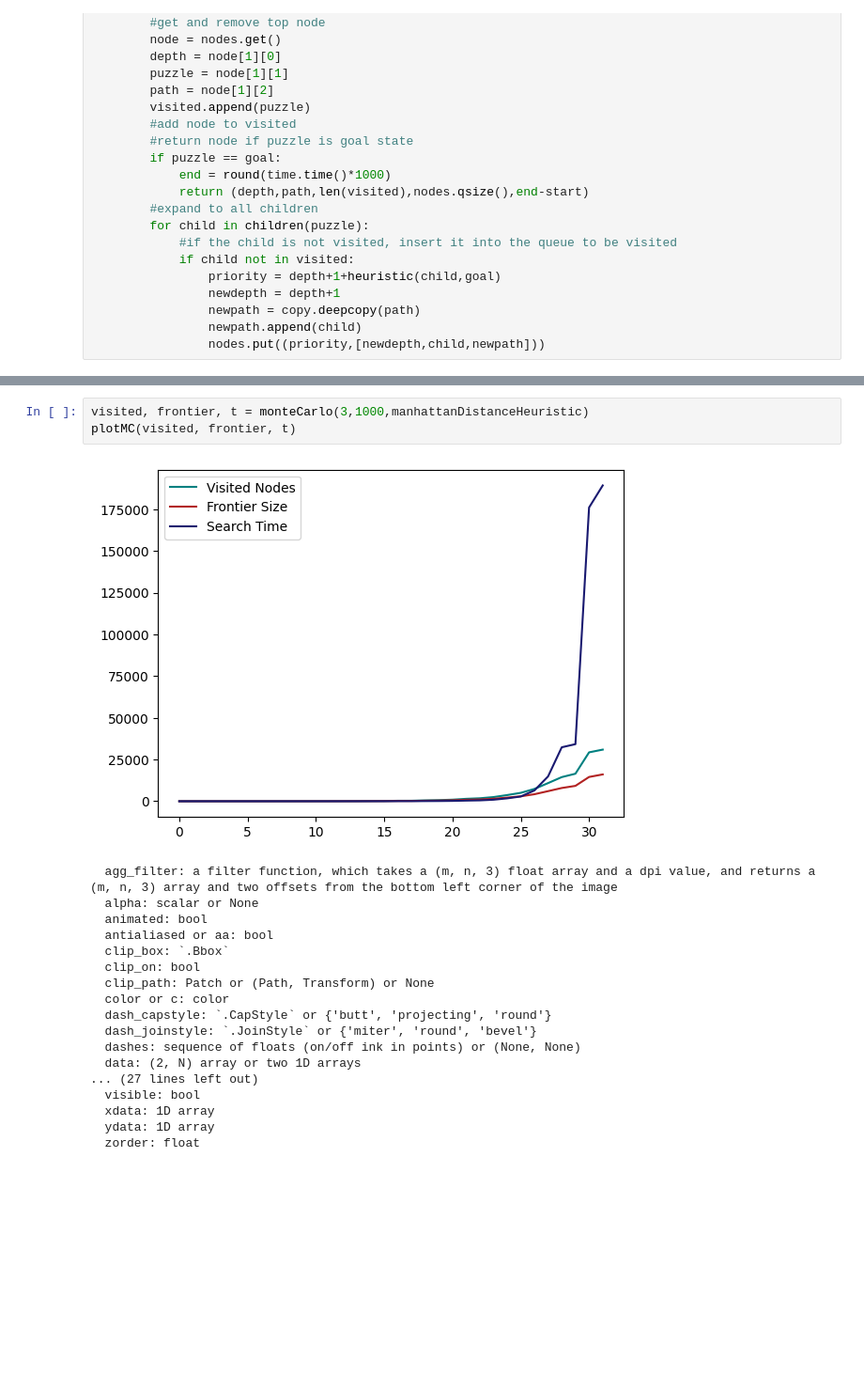
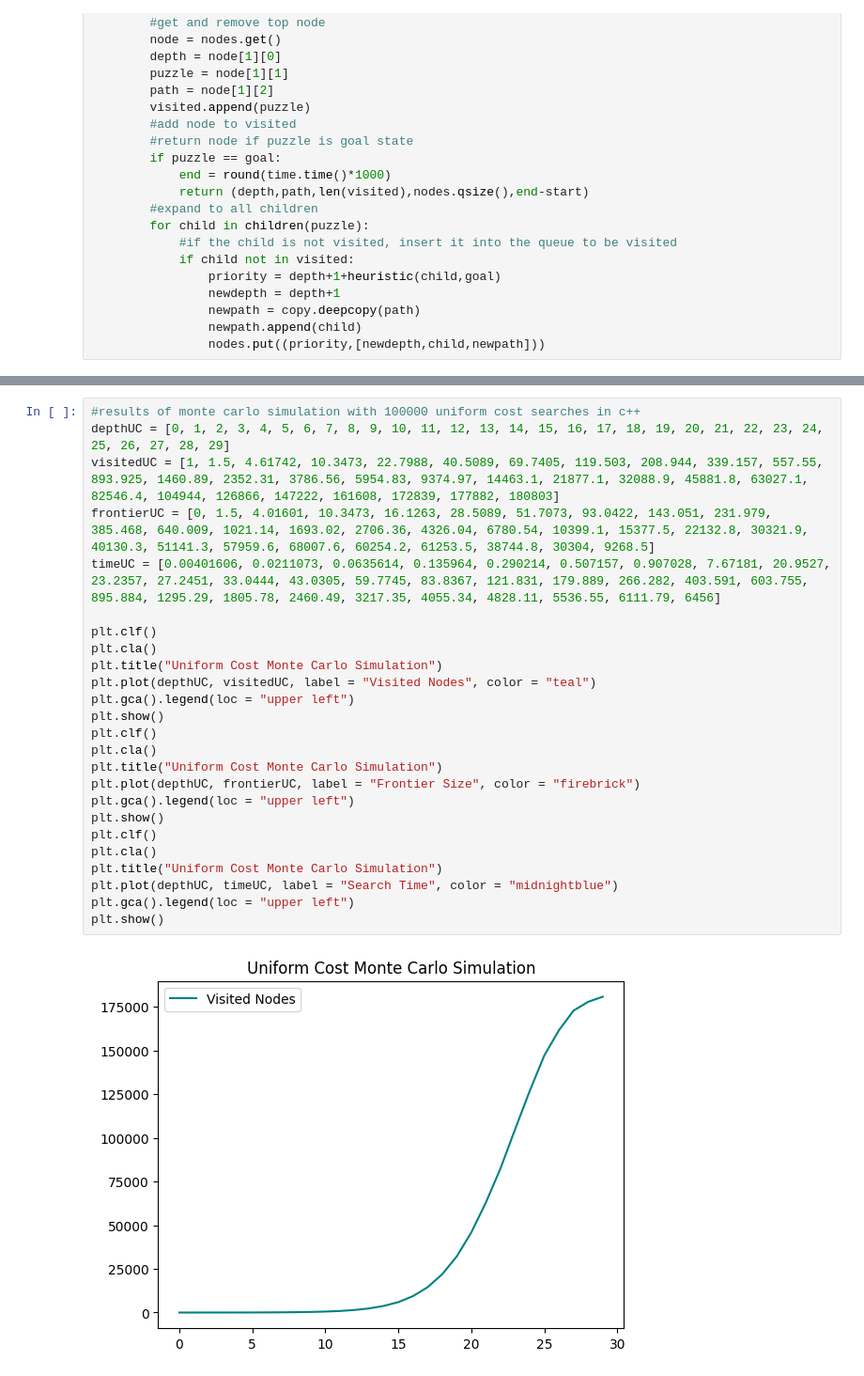
Before and after one commit to BrandonPaulsen/PYSlidingPuzzles, a Jupyter notebook: PYSlidingPuzzle.ipynb, the cells around one changed output, grey strips where cells are left out. Shown: that part at 94% size. Cells and saved outputs as stored; diff of their text form; blank space fills up the shorter version.

```diff
--- a/PYSlidingPuzzle.ipynb
+++ b/PYSlidingPuzzle.ipynb
@@ -378,22 +377,27 @@ def plotMC(visited, frontier, time):
-# %%
-visited, frontier, t = monteCarlo(3,1000,manhattanDistanceHeuristic)
-plotMC(visited, frontier, t)
-# %% [output]
-[figure, removed]
-  agg_filter: a filter function, which takes a (m, n, 3) float array and a dpi value, and returns a (m, n, 3) array and two offsets from the bottom left corner of the image
-  alpha: scalar or None
-  animated: bool
-  antialiased or aa: bool
-  clip_box: `.Bbox`
-  clip_on: bool
-  clip_path: Patch or (Path, Transform) or None
-  color or c: color
-  dash_capstyle: `.CapStyle` or {'butt', 'projecting', 'round'}
-  dash_joinstyle: `.JoinStyle` or {'miter', 'round', 'bevel'}
-  dashes: sequence of floats (on/off ink in points) or (None, None)
-  data: (2, N) array or two 1D arrays
-... (27 lines left out)
-  visible: bool
-  xdata: 1D array
-  ydata: 1D array
-  zorder: float
+# %%
+#results of monte carlo simulation with 100000 uniform cost searches in c++
+depthUC = [0, 1, 2, 3, 4, 5, 6, 7, 8, 9, 10, 11, 12, 13, 14, 15, 16, 17, 18, 19, 20, 21, 22, 23, 24, 25, 26, 27, 28, 29]
+visitedUC = [1, 1.5, 4.61742, 10.3473, 22.7988, 40.5089, 69.7405, 119.503, 208.944, 339.157, 557.55, 893.925, 1460.89, 2352.31, 3786.56, 5954.83, 9374.97, 14463.1, 21877.1, 32088.9, 45881.8, 63027.1, 82546.4, 104944, 126866, 147222, 161608, 172839, 177882, 180803]
+frontierUC = [0, 1.5, 4.01601, 10.3473, 16.1263, 28.5089, 51.7073, 93.0422, 143.051, 231.979, 385.468, 640.009, 1021.14, 1693.02, 2706.36, 4326.04, 6780.54, 10399.1, 15377.5, 22132.8, 30321.9, 40130.3, 51141.3, 57959.6, 68007.6, 60254.2, 61253.5, 38744.8, 30304, 9268.5]
+timeUC = [0.00401606, 0.0211073, 0.0635614, 0.135964, 0.290214, 0.507157, 0.907028, 7.67181, 20.9527, 23.2357, 27.2451, 33.0444, 43.0305, 59.7745, 83.8367, 121.831, 179.889, 266.282, 403.591, 603.755, 895.884, 1295.29, 1805.78, 2460.49, 3217.35, 4055.34, 4828.11, 5536.55, 6111.79, 6456]
+
+plt.clf()
+plt.cla()
+plt.title("Uniform Cost Monte Carlo Simulation")
+plt.plot(depthUC, visitedUC, label = "Visited Nodes", color = "teal")
+plt.gca().legend(loc = "upper left")
+plt.show()
+plt.clf()
+plt.cla()
+plt.title("Uniform Cost Monte Carlo Simulation")
+plt.plot(depthUC, frontierUC, label = "Frontier Size", color = "firebrick")
+plt.gca().legend(loc = "upper left")
+plt.show()
+plt.clf()
+plt.cla()
+plt.title("Uniform Cost Monte Carlo Simulation")
+plt.plot(depthUC, timeUC, label = "Search Time", color = "midnightblue")
+plt.gca().legend(loc = "upper left")
+plt.show()
+# %% [output]
+[figure, added]
```
Also changed, not shown: parts of 3 cells of this notebook.
